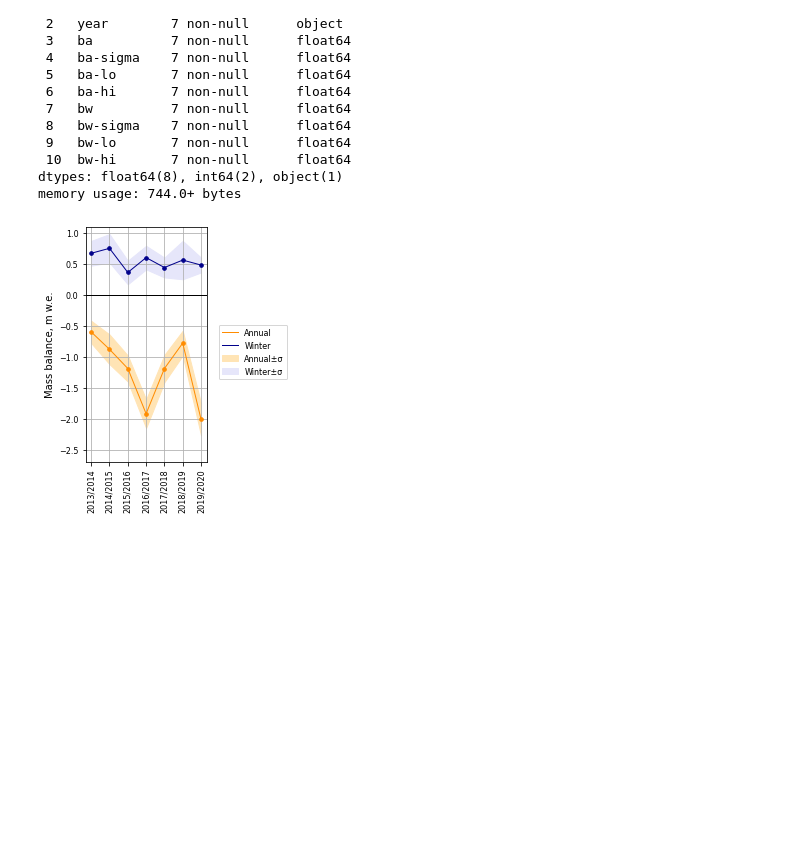
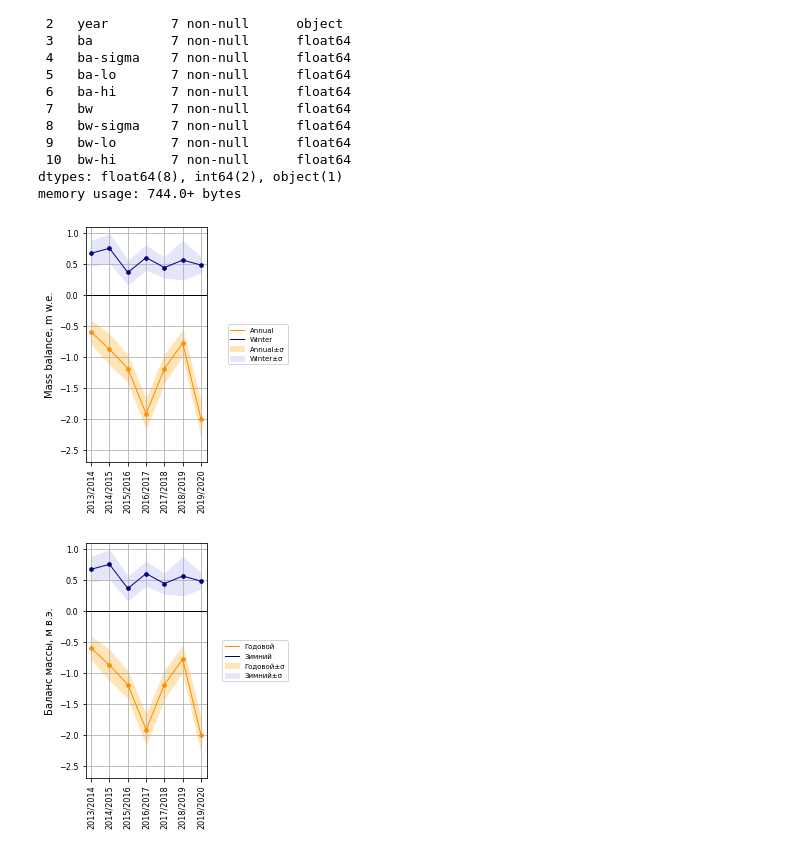
Before and after one commit to tepextepex/barentsburg-meteo, a Jupyter notebook: mass-balance_chart.ipynb, the cells around one changed output. Saved outputs shown, nothing was run; the diff lists cells and outputs as text; code cells hidden in the pictures; blank space fills up the shorter version.

```diff
--- a/mass-balance_chart.ipynb
+++ b/mass-balance_chart.ipynb
@@ -158,49 +163,47 @@ Data columns (total 11 columns):
 dtypes: float64(8), int64(2), object(1)
 memory usage: 744.0+ bytes
 # %%
-fig, ax = plt.subplots()
-fig.set_size_inches(0.5*wu, 1*hu)
-plt.xticks(rotation=90)
-
 x = tmp["year"]
 
-# 1) plotting mass-balance values and their uncertainty bands:
-ax.fill_between(x, tmp["ba-lo"], tmp["ba-hi"], color="moccasin", label="Annual±σ")
-ax.plot(x, tmp["ba"], color="darkorange", label="Annual", linewidth=1)
+labels = {"EN": ["Annual±σ", "Annual", "Winter±σ", "Winter", "Measured", "Reconstructed", "Mass balance, m w.e."],
+          "RU": ["Годовой±σ", "Годовой", "Зимний±σ", "Зимний", "Измеренный", "Реконструкция", "Баланс массы, м в.э."]}
 
-ax.fill_between(x, tmp["bw-lo"], tmp["bw-hi"], color="lavender", label="Winter±σ")
-ax.plot(x, tmp["bw"], color="darkblue", label="Winter", linewidth=1)
+for lang in labels.keys():
+    fig, ax = plt.subplots()
+    fig.set_size_inches(0.5*wu, 1*hu)
+    plt.xticks(rotation=90)
 
-# 2) we don't have any reconstructed values:
-ax.scatter(x, tmp["bw"], s=13, color="darkblue", zorder=9)
-# ax.scatter(x[11], tmp["bw"][11], s=15, color="white", edgecolor="darkblue", zorder=10)
+    # 1) plotting mass-balance values and their uncertainty bands:
+    ax.fill_between(x, tmp["ba-lo"], tmp["ba-hi"], color="moccasin", label=labels[lang][0])
+    ax.plot(x, tmp["ba"], color="darkorange", label=labels[lang][1], linewidth=1)
 
-ax.scatter(x, tmp["ba"], s=13, color="darkorange", zorder=9)
-# ax.scatter(x[9:12], tmp["ba"][9:12], s=15, color="white", edgecolor="darkorange", label="Reconstructed", zorder=10)
+    ax.fill_between(x, tmp["bw-lo"], tmp["bw-hi"], color="lavender", label=labels[lang][2])
+    ax.plot(x, tmp["bw"], color="darkblue", label=labels[lang][3], linewidth=1)
 
-# 3) overlaying three periods of different atmospheric circulation:
-# ax.axvspan(x[4], x[12], color="crimson", alpha=0.1)
+    # 2) we don't have any reconstructed values:
+    ax.scatter(x, tmp["bw"], s=13, color="darkblue", zorder=9)
+    # ax.scatter(x[11], tmp["bw"][11], s=15, color="white", edgecolor="darkblue", zorder=10)
 
-# transform = ax.transAxes switches coordinate system from data to absolute
-"""
-for i, x_pos in zip((1, 2, 3), (0.11, 0.44, 0.81)):
-    # print(x_pos)
-    ax.text(x_pos, 0.73, "%s" % i, color="crimson", fontsize=12, transform = ax.transAxes,
-               path_effects=[pe.withStroke(linewidth=2, foreground="white")])
-"""
-# 4) all the needed decorations:
-ax.grid()
-plt.axhline(0, color='black', linewidth=1)
+    ax.scatter(x, tmp["ba"], s=13, color="darkorange", zorder=9)
+    # ax.scatter(x[9:12], tmp["ba"][9:12], s=15, color="white", edgecolor="darkorange", label="Reconstructed", zorder=10)
 
-ax.set_ylabel("Mass balance, m w.e.")
-ax.set_ylim(-2.7, 1.1)
+    # 3) overlaying three periods of different atmospheric circulation:
+    # ax.axvspan(x[4], x[12], color="crimson", alpha=0.1)
 
-# fig.tight_layout()
-ax.legend(ncol=1, bbox_to_anchor=(1.7, 0.6))
-# fig.tight_layout(rect=[0,0,2,2])
+    # 4) all the needed decorations:
+    ax.grid()
+    plt.axhline(0, color='black', linewidth=1)
 
-fig_paths = ("vestre_mass_balance_mod.png", "vestre_mass_balance_mod.pdf")
-for fig_path in fig_paths:
-    plt.savefig(os.path.join(fig_dir, fig_path), dpi=300, transparent=False, facecolor="white", bbox_inches="tight")
+    ax.set_ylabel(labels[lang][6])
+    ax.set_ylim(-2.7, 1.1)
+
+    # fig.tight_layout()
+    ax.legend(ncol=1, bbox_to_anchor=(1.7, 0.6))
+    # fig.tight_layout(rect=[0,0,2,2])
+
+    fig_paths = ("vestre_mass_balance_mod_%s.png" % lang, "vestre_mass_balance_mod_%s.pdf" % lang)
+    for fig_path in fig_paths:
+        plt.savefig(os.path.join(fig_dir, fig_path), dpi=300, transparent=False, facecolor="white", bbox_inches="tight")
 # %% [output]
-[figure, old version]
+[figure, new version]
+[figure, added]
```
Also changed, not shown: parts of 3 cells of this notebook.
